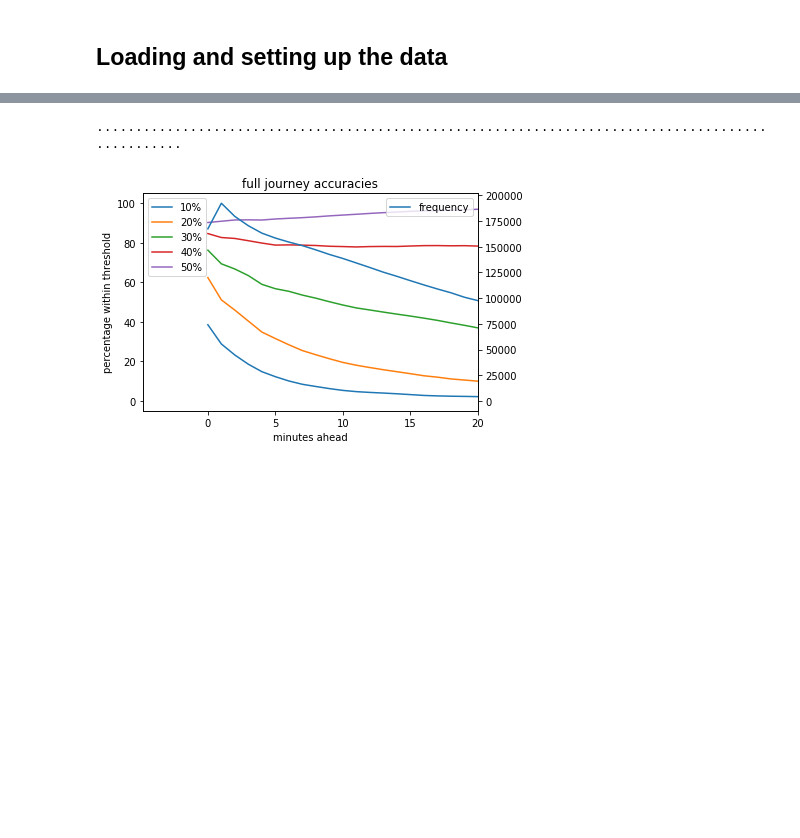
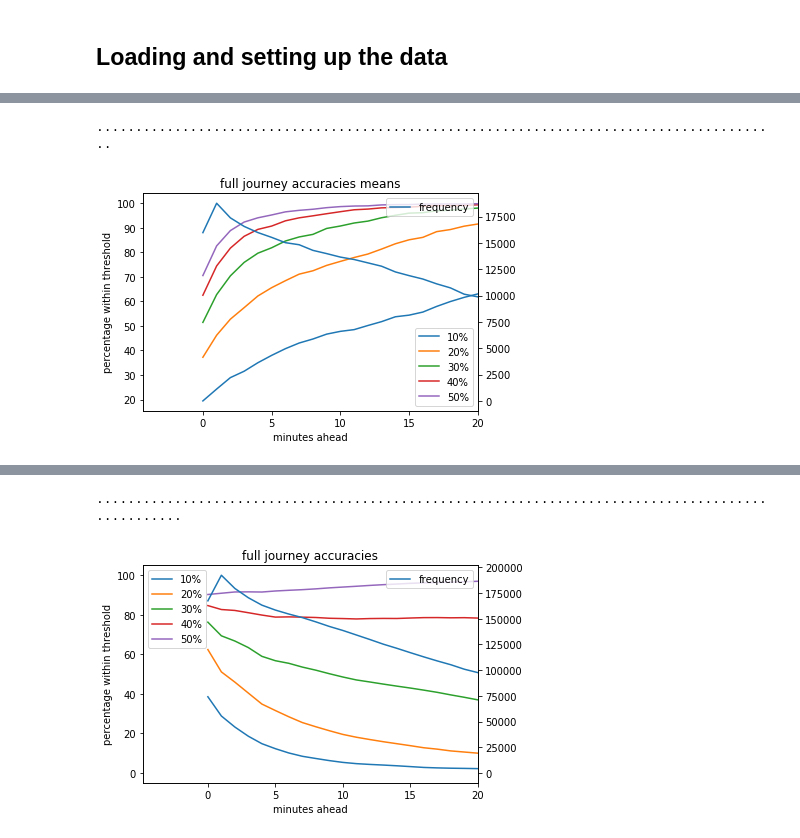
Before and after one commit to gingertom/buses, a Jupyter notebook: Data Exploration/Building long term chains.ipynb, the cells around one changed output, grey strips where cells are left out. Drawn from its saved outputs; the diff is of its cells as text; code cells hidden in the pictures; blank space fills up the shorter version.

```diff
--- a/Data Exploration/Building long term chains.ipynb
+++ b/Data Exploration/Building long term chains.ipynb
@@ -146,0 +154,5 @@ show_accuracy_minutes(predict_array_cum, actual_array_cum, "full journey accurac
+# %%
+show_accuracy_minutes(predict_array_mean_chd_cum, actual_array_cum, "full journey accuracies means")
+# %% [output]
+........................................................................................
+[figure, added]
```
Also changed, not shown: parts of 13 cells of this notebook.
